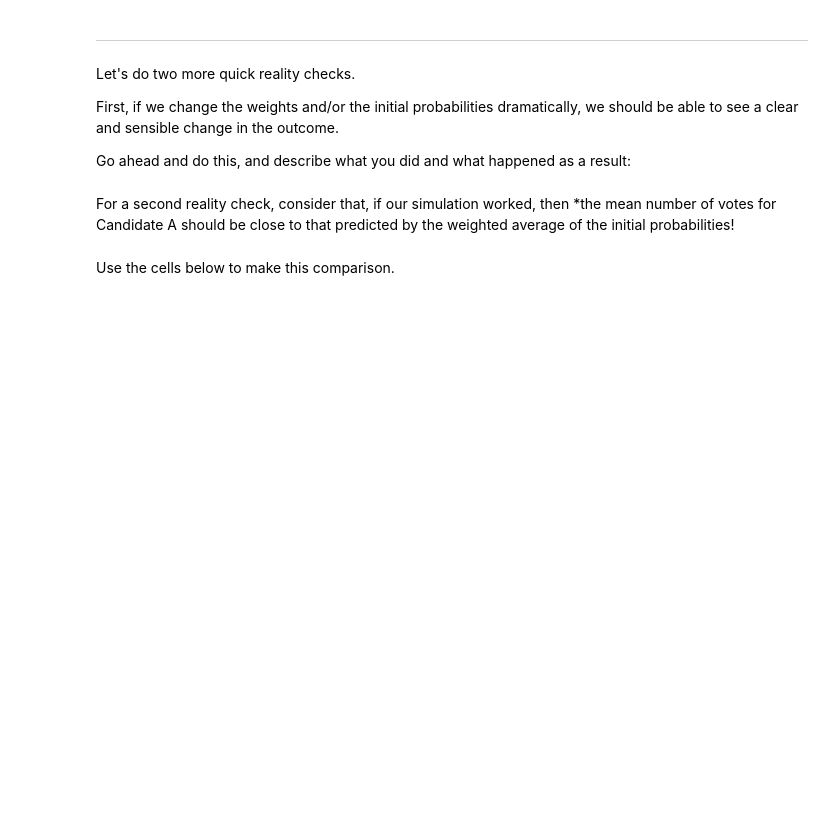
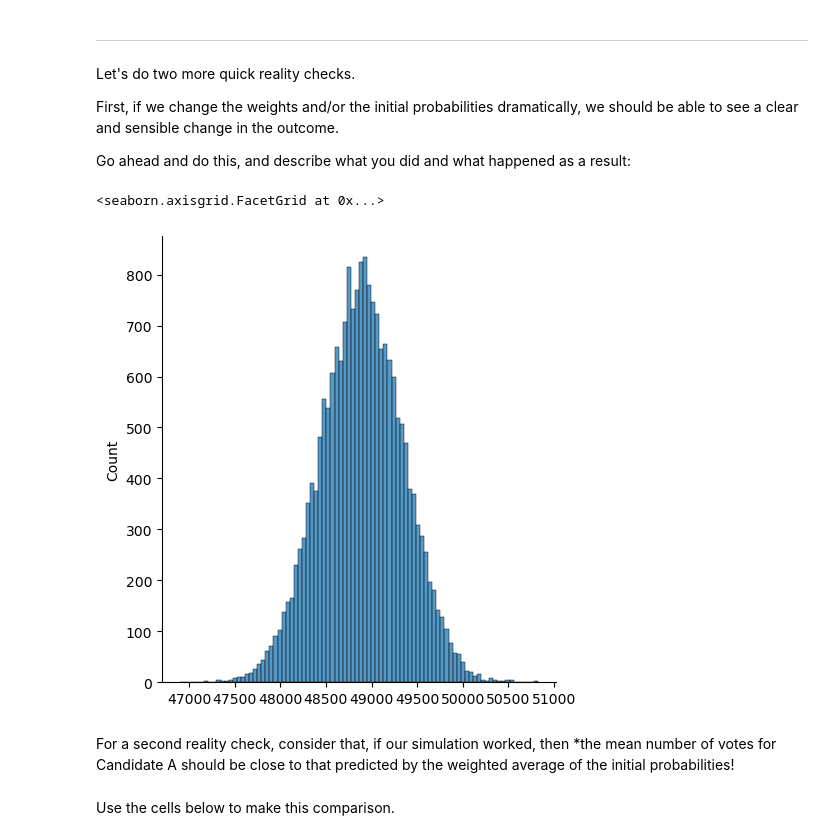
Before and after one commit to nwstetson/FDS-CourseTwo, a Jupyter notebook: PythonTutorials/tu16_SimulationsI.ipynb, the cells around one changed output. Saved outputs shown, nothing was run; the diff lists cells and outputs as text; code cells hidden in the pictures; blank space fills up the shorter version.

```diff
--- a/PythonTutorials/tu16_SimulationsI.ipynb
+++ b/PythonTutorials/tu16_SimulationsI.ipynb
@@ -586,6 +599,33 @@ Let's do two more quick reality checks.
 First, if we change the weights and/or the initial probabilities dramatically, we should be able to see a clear and sensible change in the outcome.
 
 Go ahead and do this, and describe what you did and what happened as a result:
+# %%
+px, py, pz = 0.1, 0.9, 0.2        # actual poll results
+wx, wy, wz = 2, 4, 3                  # letter grade weights
+sum_of_w = wx + wy + wz               # sum of the weights
+samp_sz = 2000                        # poll sample size
+n_sims = 20000                        # number of simulations to run
+
+x_poll_results = rng.binomial(samp_sz, px, n_sims) # polling results for x
+y_poll_results = rng.binomial(samp_sz, py, n_sims) # polling results for y
+z_poll_results = rng.binomial(samp_sz, pz, n_sims) # polling results for z
+
+x_poll_probs = x_poll_results/samp_sz            # probabilities for x
+y_poll_probs = y_poll_results/samp_sz            # probabilities for y
+z_poll_probs = z_poll_results/samp_sz            # probabilities for z
+
+n_voters = 100000 # medium city - expect around 100k voter turnout
+
+elec_results_x = rng.binomial(n_voters, x_poll_probs, n_sims)
+elec_results_y = rng.binomial(n_voters, y_poll_probs, n_sims)
+elec_results_z = rng.binomial(n_voters, z_poll_probs, n_sims)
+
+elec_results_2 = (wx*elec_results_x + wy*elec_results_y + wz*elec_results_z) / sum_of_w
+
+sns.displot(elec_results_2)
+# %% [output]
+<seaborn.axisgrid.FacetGrid at 0x...>
+[figure, added]
 # %% [markdown]
 For a second reality check, consider that, if our simulation worked, then *the mean number of votes for Candidate A should be close to that predicted by the weighted average of the initial probabilities!
 # %% [markdown]
```
Also changed, not shown: parts of 19 cells of this notebook.
